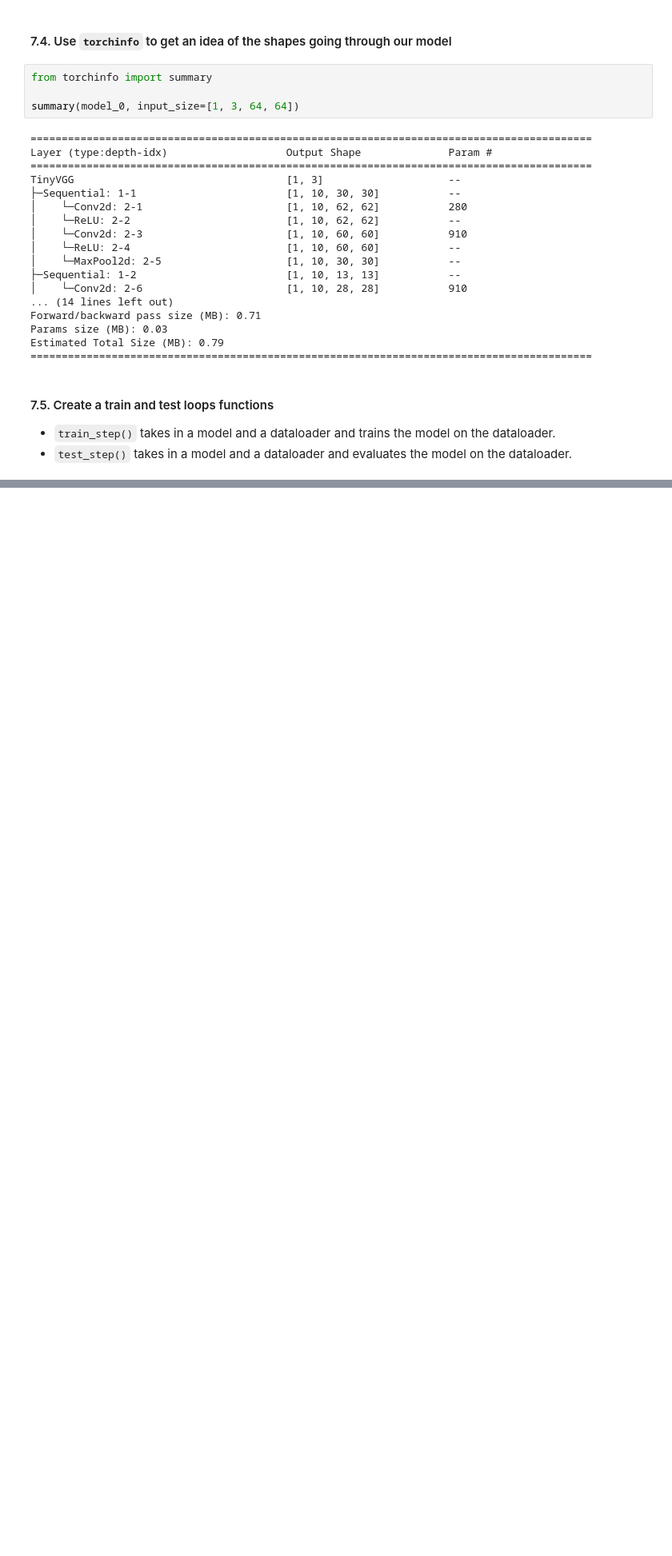
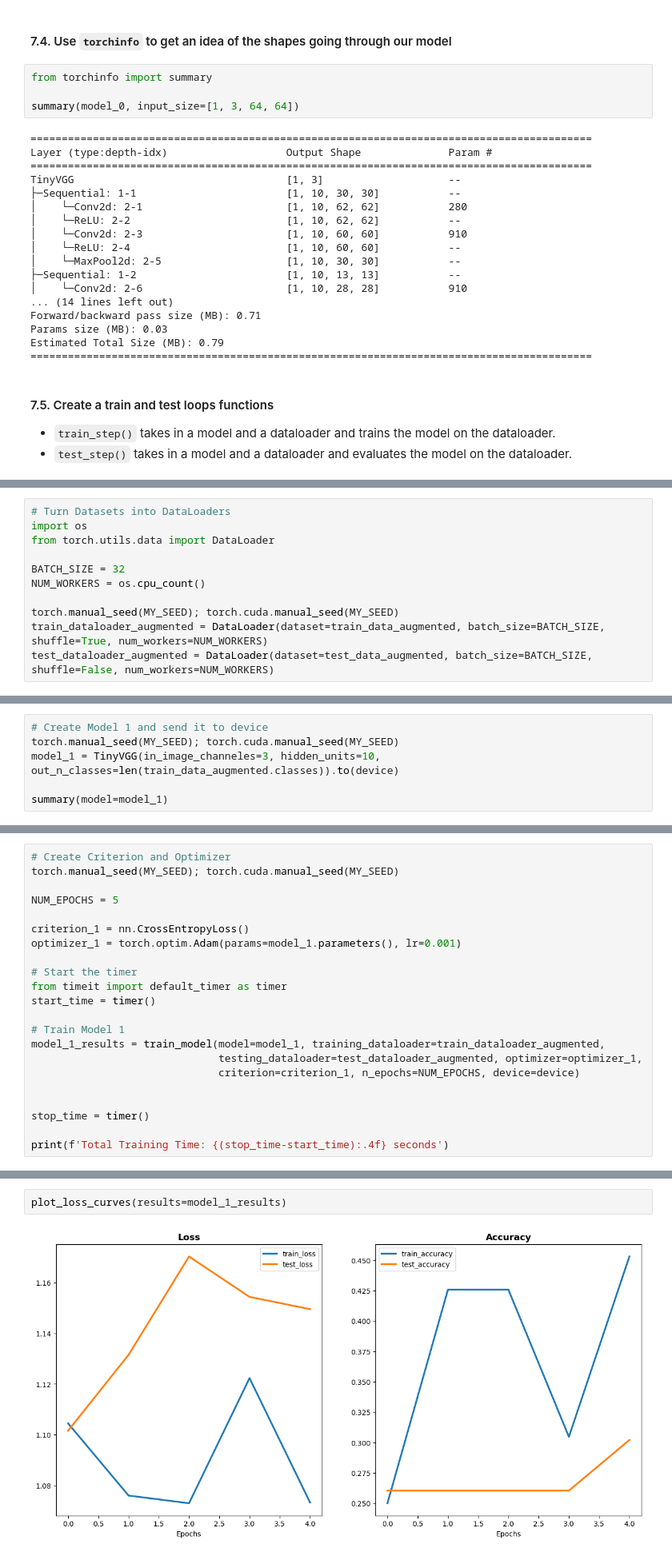
Before and after one commit to Golden572/PhD_Self-Study_RIT, a Jupyter notebook: Courses/PyTorch for Deep Learning & Machine Learning - Full Course/04_Live_pytorch_custom_datasets.ipynb, the cells around one changed output, grey strips where cells are left out. Shown at 80% size. Cells and saved outputs as stored; diff of their text form; blank space fills up the shorter version.

Commit message:
Session 03 -  Module 04 - PyTorch Custom Datasets

```diff
--- a/Courses/PyTorch for Deep Learning & Machine Learning - Full Course/04_Live_pytorch_custom_datasets.ipynb
+++ b/Courses/PyTorch for Deep Learning & Machine Learning - Full Course/04_Live_pytorch_custom_datasets.ipynb
@@ -814,0 +879,11 @@ MY_SEED
+# %%
+# Turn Datasets into DataLoaders
+import os
+from torch.utils.data import DataLoader
+
+BATCH_SIZE = 32
+NUM_WORKERS = os.cpu_count()
+
+torch.manual_seed(MY_SEED); torch.cuda.manual_seed(MY_SEED)
+train_dataloader_augmented = DataLoader(dataset=train_data_augmented, batch_size=BATCH_SIZE, shuffle=True, num_workers=NUM_WORKERS)
+test_dataloader_augmented = DataLoader(dataset=test_data_augmented, batch_size=BATCH_SIZE, shuffle=False, num_workers=NUM_WORKERS)
@@ -814,0 +897,6 @@ MY_SEED
+# %%
+# Create Model 1 and send it to device
+torch.manual_seed(MY_SEED); torch.cuda.manual_seed(MY_SEED)
+model_1 = TinyVGG(in_image_channeles=3, hidden_units=10, out_n_classes=len(train_data_augmented.classes)).to(device)
+
+summary(model=model_1)
@@ -814,0 +921,22 @@ MY_SEED
+# %%
+# Create Criterion and Optimizer
+torch.manual_seed(MY_SEED); torch.cuda.manual_seed(MY_SEED)
+
+NUM_EPOCHS = 5
+
+criterion_1 = nn.CrossEntropyLoss()
+optimizer_1 = torch.optim.Adam(params=model_1.parameters(), lr=0.001)
+
+# Start the timer
+from timeit import default_timer as timer
+start_time = timer()
+
+# Train Model 1
+model_1_results = train_model(model=model_1, training_dataloader=train_dataloader_augmented,
+                              testing_dataloader=test_dataloader_augmented, optimizer=optimizer_1,
+                              criterion=criterion_1, n_epochs=NUM_EPOCHS, device=device)
+
+
+stop_time = timer()
+
+print(f'Total Training Time: {(stop_time-start_time):.4f} seconds')
@@ -814,0 +953,4 @@ MY_SEED
+# %%
+plot_loss_curves(results=model_1_results)
+# %% [output]
+[figure, added]
```
Also changed, not shown: parts of 37 cells of this notebook, 3 other files.
